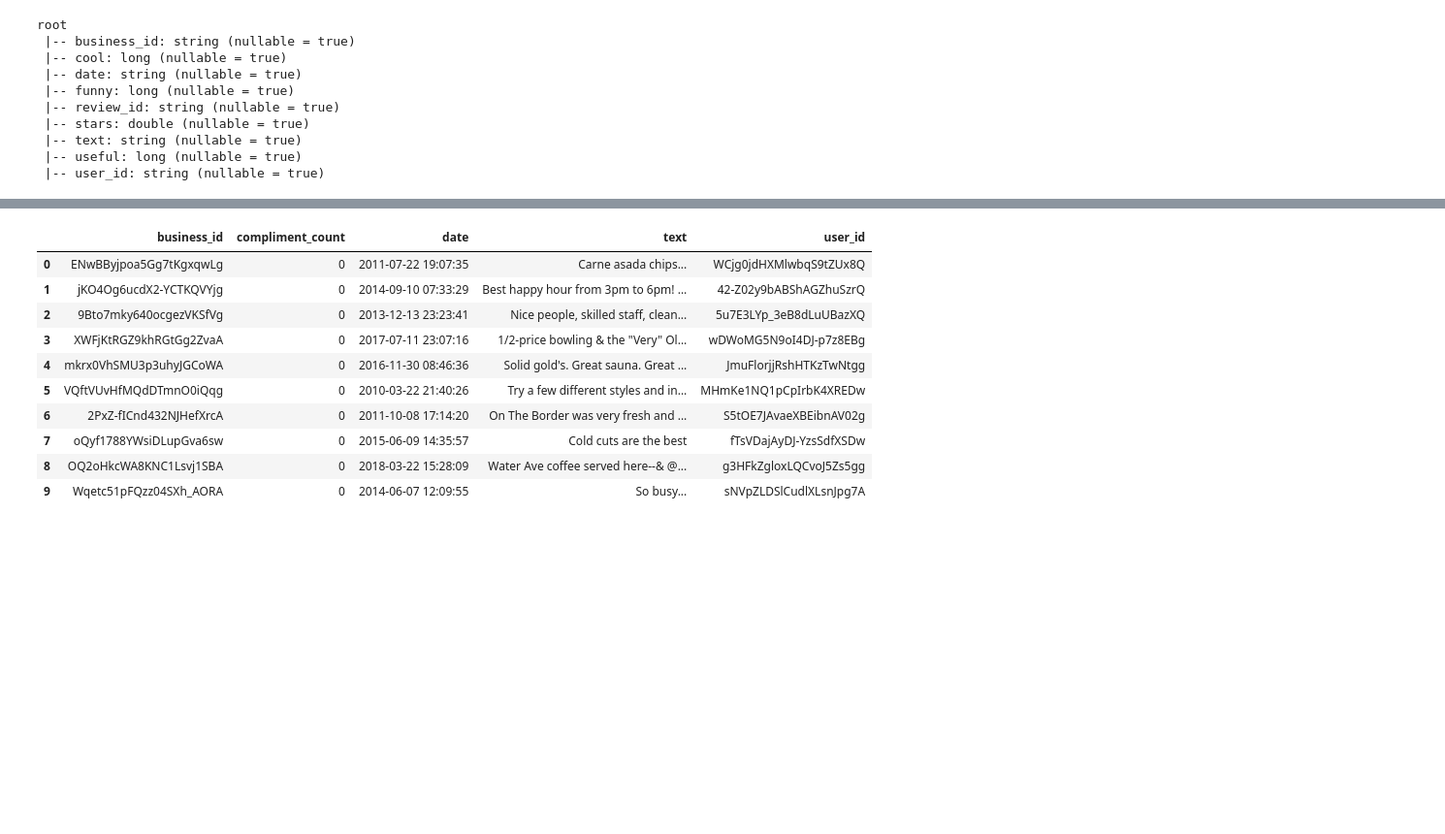
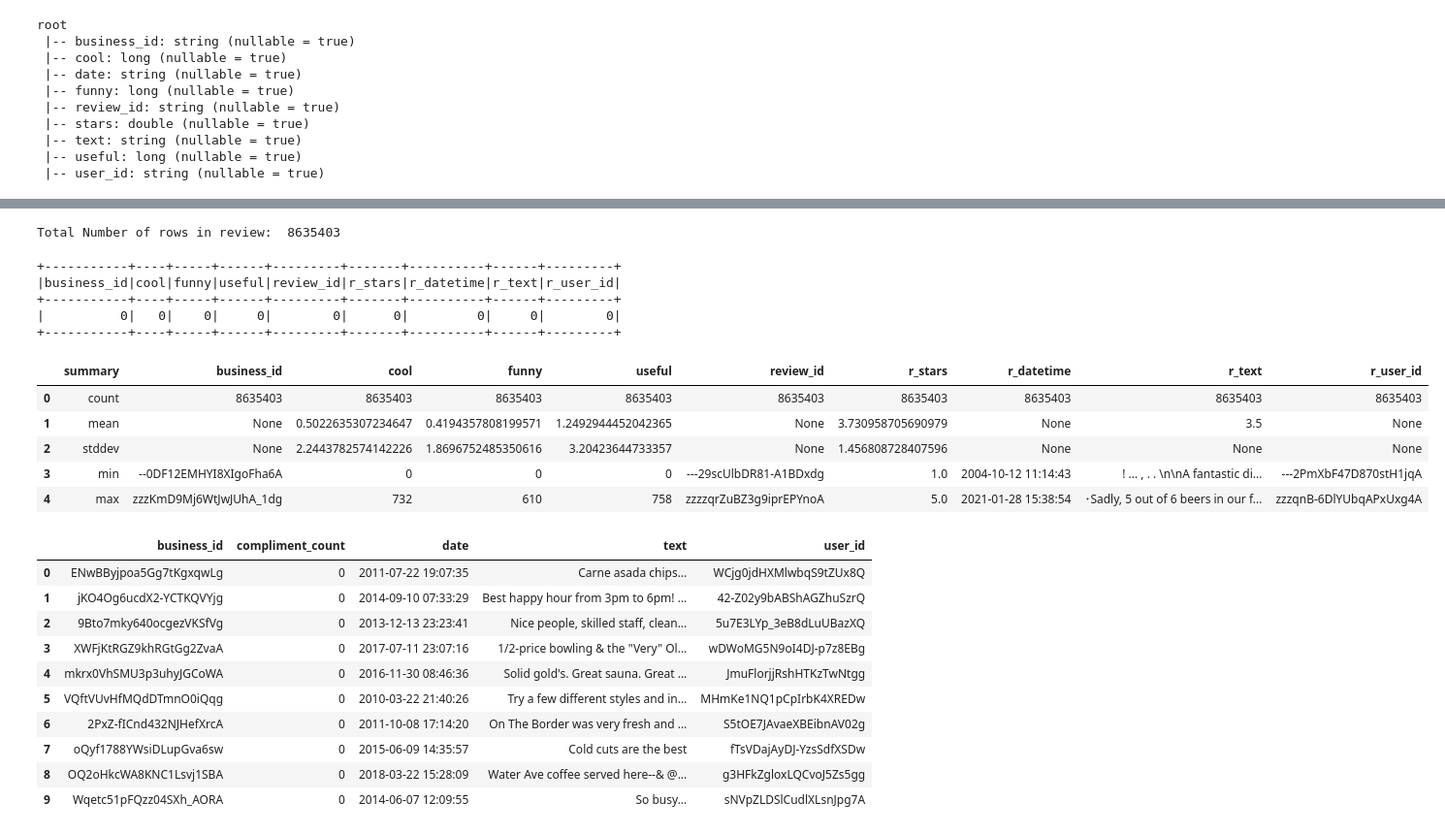
Before and after one commit to Necronoxia/Cdac_proj_yelp, a Jupyter notebook: EDA.ipynb, the cells around one changed output, grey strips where cells are left out. Shown at 97% size. Saved outputs shown, nothing was run; the diff lists cells and outputs as text; code cells hidden in the pictures; blank space fills up the shorter version.

```diff
--- a/EDA.ipynb
+++ b/EDA.ipynb
@@ -129,3 +209,24 @@ root
+# %%
+print("Total Number of rows in review: ",df3_1.count())
+# %% [output]
+Total Number of rows in review:  8635403
+# %%
+df3_1.select([count(when(isnan(c) | col(c).isNull(), c)).alias(c) for c in df3_1.columns]).show()
+# %% [output]
++-----------+----+-----+------+---------+-------+----------+------+---------+
+|business_id|cool|funny|useful|review_id|r_stars|r_datetime|r_text|r_user_id|
++-----------+----+-----+------+---------+-------+----------+------+---------+
+|          0|   0|    0|     0|        0|      0|         0|     0|        0|
++-----------+----+-----+------+---------+-------+----------+------+---------+
+# %%
+df3_1.describe().toPandas()
+# %% [output]
+|  | summary | business_id | cool | funny | useful | review_id | r_stars | r_datetime | r_text | r_user_id |
+| 0 | count | 8635403 | 8635403 | 8635403 | 8635403 | 8635403 | 8635403 | 8635403 | 8635403 | 8635403 |
+| 1 | mean | None | 0.5022635307234647 | 0.4194357808199571 | 1.2492944452042365 | None | 3.730958705690979 | None | 3.5 | None |
+| 2 | stddev | None | 2.2443782574142226 | 1.8696752485350616 | 3.20423644733357 | None | 1.456808728407596 | None | None | None |
+| 3 | min | --0DF12EMHYI8XIgoFha6A | 0 | 0 | 0 | ---29scUlbDR81-A1BDxdg | 1.0 | 2004-10-12 11:14:43 | ! ... , . . \n\nA fantastic di... | ---2PmXbF47D870stH1jqA |
+| 4 | max | zzzKmD9Mj6WtJwJUhA_1dg | 732 | 610 | 758 | zzzzqrZuBZ3g9iprEPYnoA | 5.0 | 2021-01-28 15:38:54 | ･Sadly, 5 out of 6 beers in our f... | zzzqnB-6DlYUbqAPxUxg4A |
 # %%
 df4.limit(10).toPandas()
 # %% [output]
```
Also changed, not shown: parts of 25 cells of this notebook.
